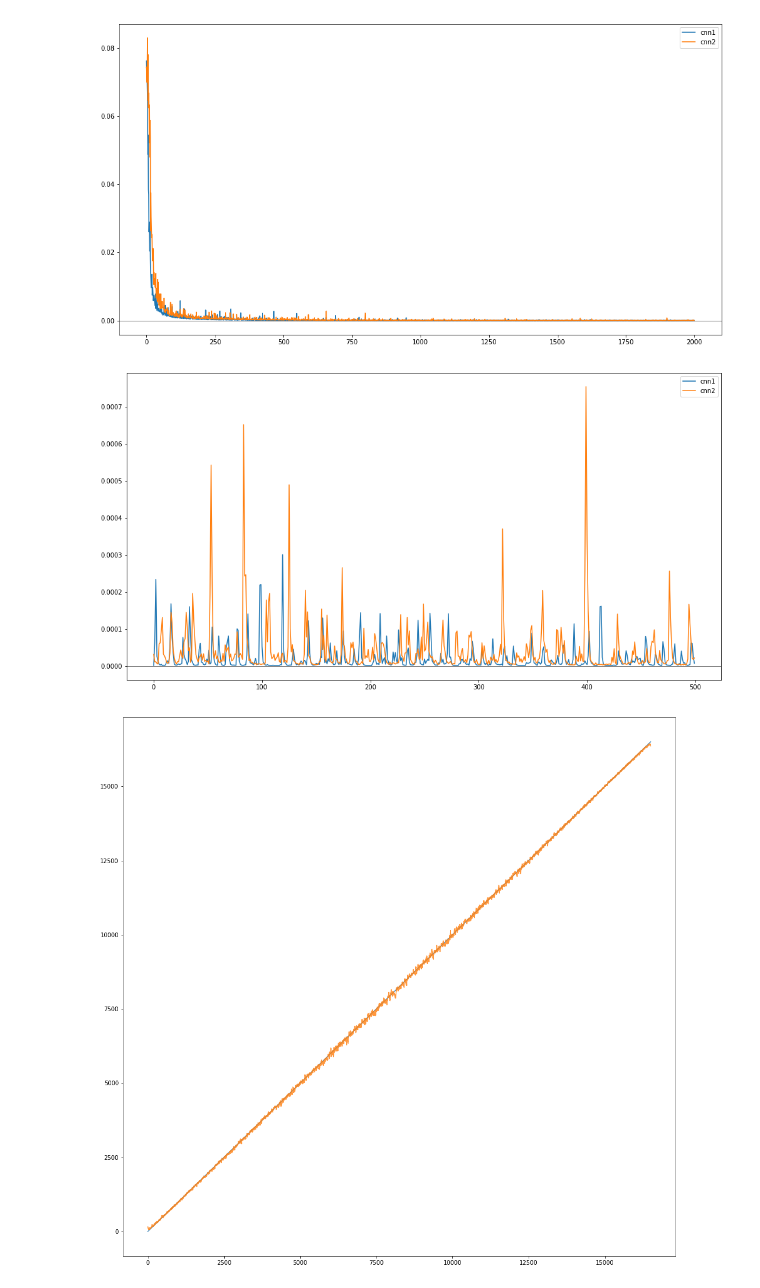
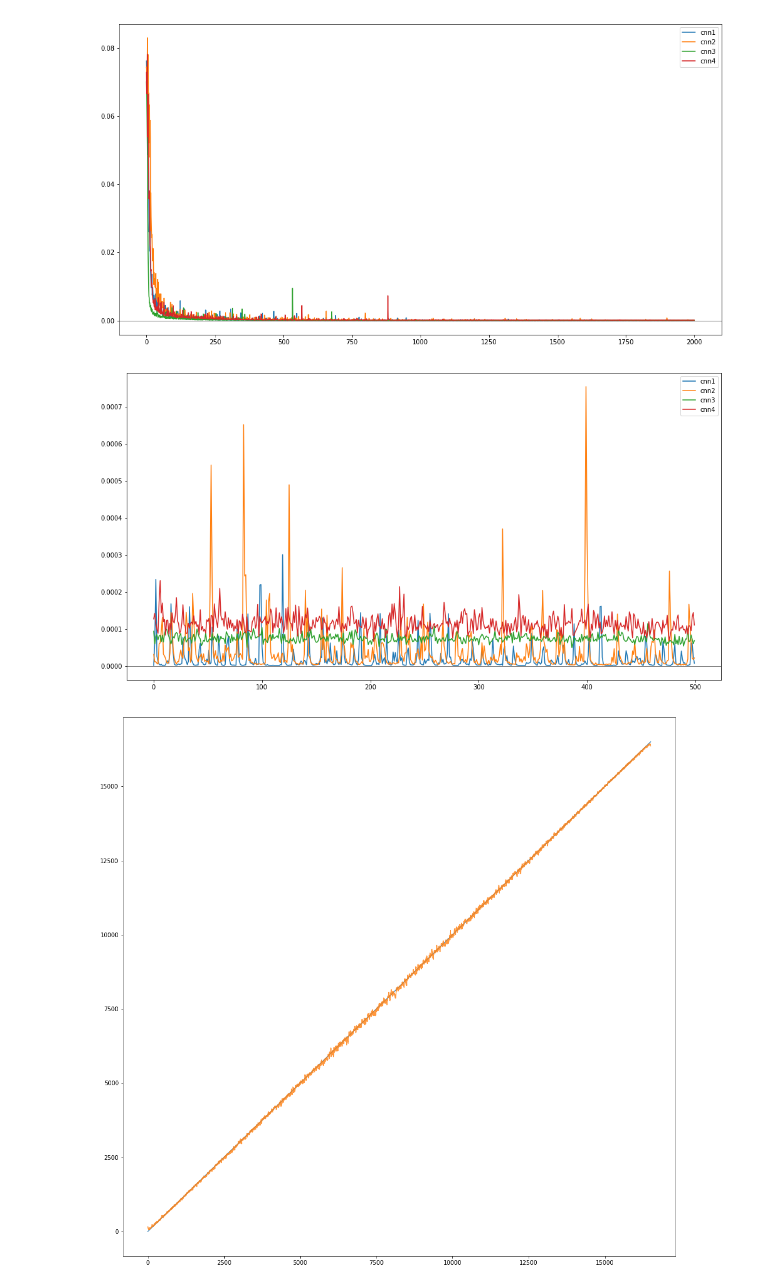
Before and after one commit to WooYoung94/DNA-alignment, a Jupyter notebook: report/DNA-alignment experiments (CNN2, chrM).ipynb, the cells around one changed output. Drawn from its saved outputs; the diff is of its cells as text; code cells hidden in the pictures.

```diff
--- a/report/DNA-alignment experiments (CNN2, chrM).ipynb
+++ b/report/DNA-alignment experiments (CNN2, chrM).ipynb
@@ -9,30 +9,42 @@ with open('../log/cnn2/loss1.txt', 'r') as fs:
 with open('../log/cnn2/loss2.txt', 'r') as fs:
 
     cnn2 = eval(fs.read())
+# %%
+with open('../log/cnn2/loss3.txt', 'r') as fs:
+
+    cnn3 = eval(fs.read())
+# %%
+with open('../log/cnn2/loss4.txt', 'r') as fs:
+
+    cnn4 = eval(fs.read())
 # %%
 fig, ax = plt.subplots(1, 1, figsize = (17, 9))
 
 ax.plot(cnn1, label = 'cnn1') # 기본 cnn 모델에 1% augmented (저번 최종 결과)
 ax.plot(cnn2, label = 'cnn2') # 기본 cnn 모델에 15% augmented
+ax.plot(cnn3, label = 'cnn3') # yoonkim cnn 모델에 1% augmented
+ax.plot(cnn4, label = 'cnn4') # yoonkim cnn 모델에 15% augmented
 plt.axhline(y = 0.0, c = 'k', linewidth = 0.5)
 ax.plot()
 plt.legend()
 plt.savefig('./fig.png')
 plt.show()
 # %% [output]
-[figure, old version]
+[figure, new version]
 # %%
 fig, ax = plt.subplots(1, 1, figsize = (17, 9))
 
 ax.plot(cnn1[1500:], label = 'cnn1')
 ax.plot(cnn2[1500:], label = 'cnn2')
+ax.plot(cnn3[1500:], label = 'cnn3')
+ax.plot(cnn4[1500:], label = 'cnn4')
 plt.axhline(y = 0.0, c = 'k', linewidth=0.5)
 ax.plot()
 plt.legend()
 plt.savefig('./fig.png')
 plt.show()
 # %% [output]
-[figure, old version]
+[figure, new version]
 # %%
 with open('../log/cnn2/pred1.txt', 'r') as fs:
 
```
Also changed, not shown: parts of 12 cells of this notebook, 7 other files.
